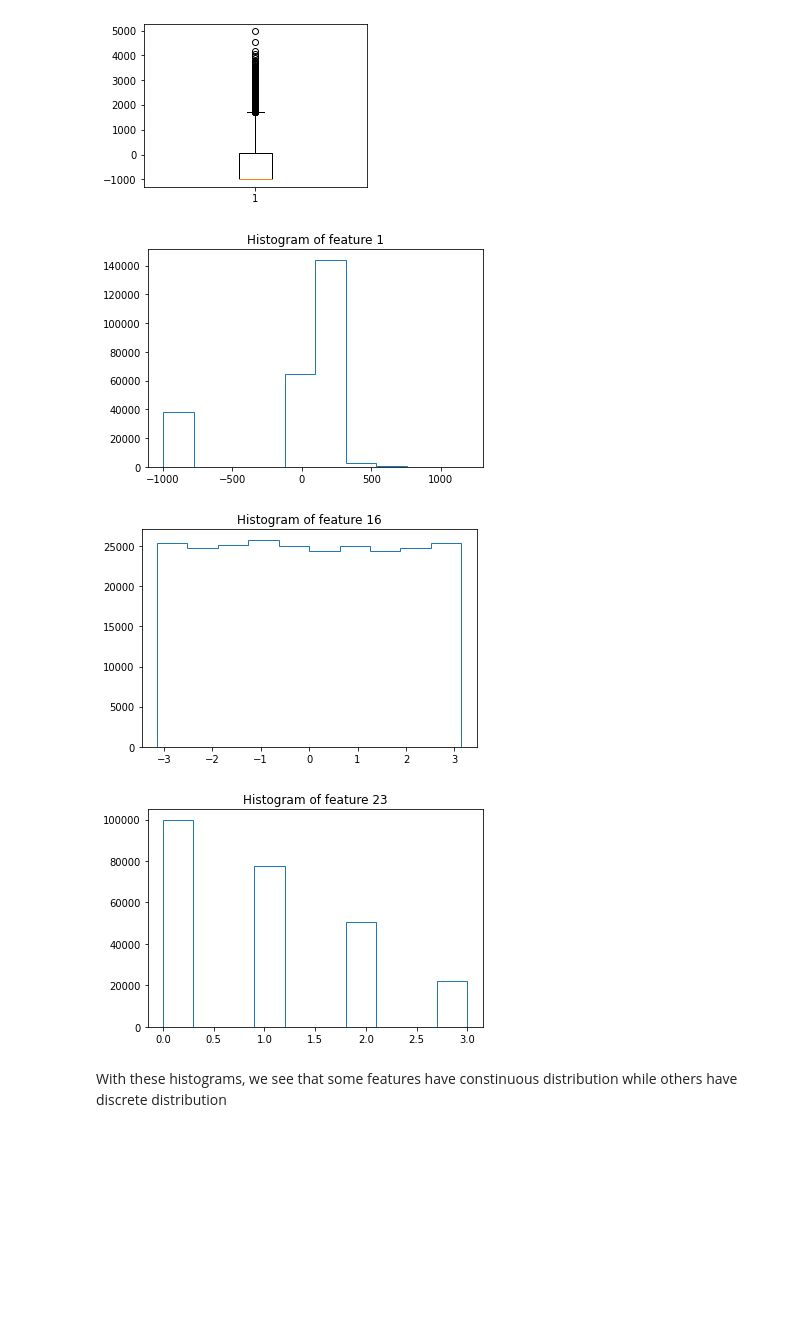
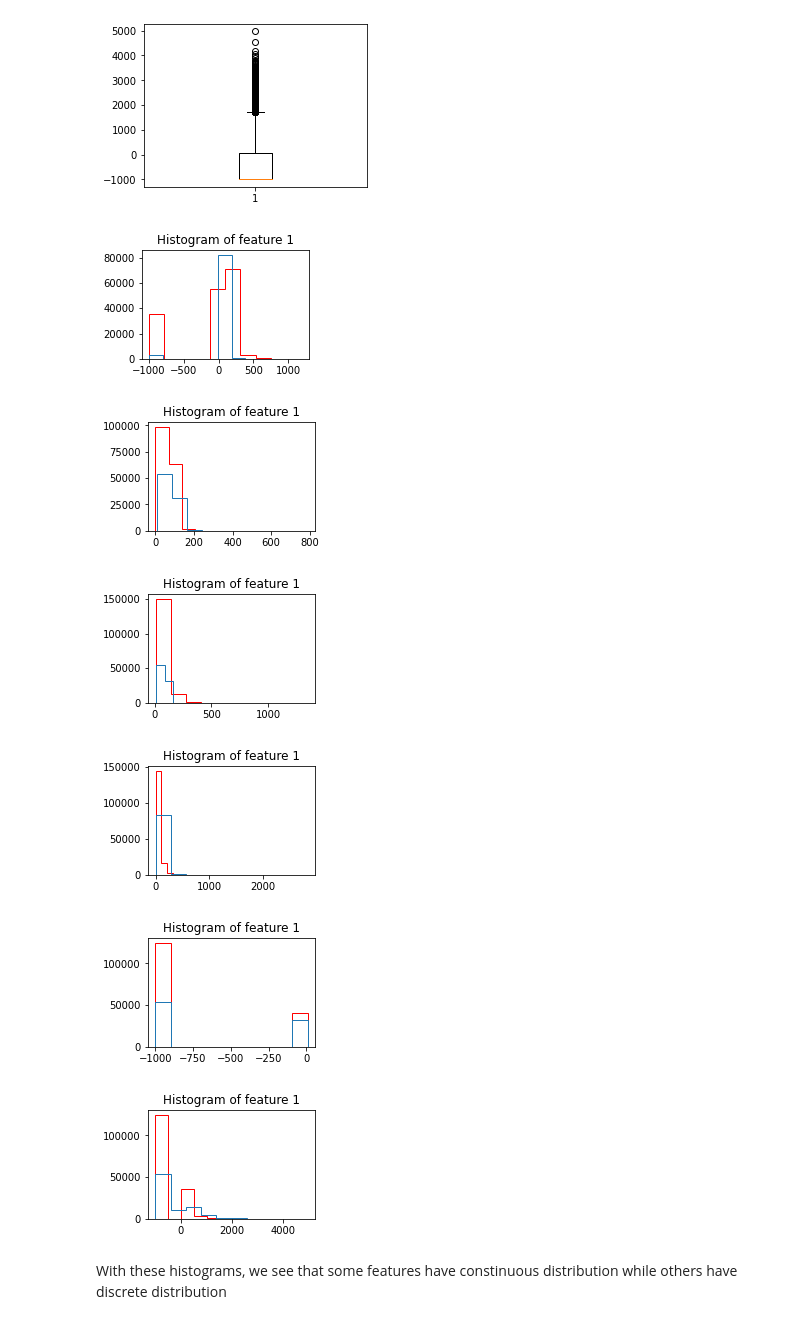
Before and after one commit to gaspardvilla/ML-Project, a Jupyter notebook: Project 1/scripts/project1.ipynb, the cells around one changed output. Saved outputs shown, nothing was run; the diff lists cells and outputs as text; code cells hidden in the pictures; blank space fills up the shorter version.

```diff
--- a/Project 1/scripts/project1.ipynb
+++ b/Project 1/scripts/project1.ipynb
@@ -48,23 +48,53 @@ plt.show()
 [figure]
 [figure]
 [figure]
-# %%
-# histogram of some features
-plt.hist(tX[:,0], histtype = 'step')
-plt.title('Histogram of feature 1')
-plt.show()
-
-plt.hist(tX[:,15], histtype = 'step')
-plt.title('Histogram of feature 16')
-plt.show()
-
-plt.hist(tX[:,22], histtype = 'step')
-plt.title('Histogram of feature 23')
-plt.show()
-# %% [output]
-[figure, removed]
-[figure, removed]
-[figure, removed]
+# %%
+ind_y_neg = np.array(np.where(y == -1)[0])
+ind_y_pos = np.array(np.where(y == 1)[0])
+# %%
+# histogram of some features
+plt.figure(figsize=(3,2))
+plt.hist(tX[ind_y_neg,0], histtype = 'step', color = 'red')
+plt.hist(tX[ind_y_pos,0], histtype = 'step')
+plt.title('Histogram of feature 1')
+plt.show()
+
+plt.figure(figsize=(3,2))
+plt.hist(tX[ind_y_neg,1], histtype = 'step', color = 'red')
+plt.hist(tX[ind_y_pos,2], histtype = 'step')
+plt.title('Histogram of feature 1')
+plt.show()
+
+plt.figure(figsize=(3,2))
+plt.hist(tX[ind_y_neg,2], histtype = 'step', color = 'red')
+plt.hist(tX[ind_y_pos,2], histtype = 'step')
+plt.title('Histogram of feature 1')
+plt.show()
+
+plt.figure(figsize=(3,2))
+plt.hist(tX[ind_y_neg,3], histtype = 'step', color = 'red')
+plt.hist(tX[ind_y_pos,3], histtype = 'step')
+plt.title('Histogram of feature 1')
+plt.show()
+
+plt.figure(figsize=(3,2))
+plt.hist(tX[ind_y_neg,4], histtype = 'step', color = 'red')
+plt.hist(tX[ind_y_pos,4], histtype = 'step')
+plt.title('Histogram of feature 1')
+plt.show()
+
+plt.figure(figsize=(3,2))
+plt.hist(tX[ind_y_neg,5], histtype = 'step', color = 'red')
+plt.hist(tX[ind_y_pos,5], histtype = 'step')
+plt.title('Histogram of feature 1')
+plt.show()
+# %% [output]
+[figure, added]
+[figure, added]
+[figure, added]
+[figure, added]
+[figure, added]
+[figure, added]
 # %% [markdown]
 With these histograms, we see that some features have constinuous distribution while others have discrete distribution
 # %%
```
Also changed, not shown: parts of 12 cells of this notebook, 2 other files.
